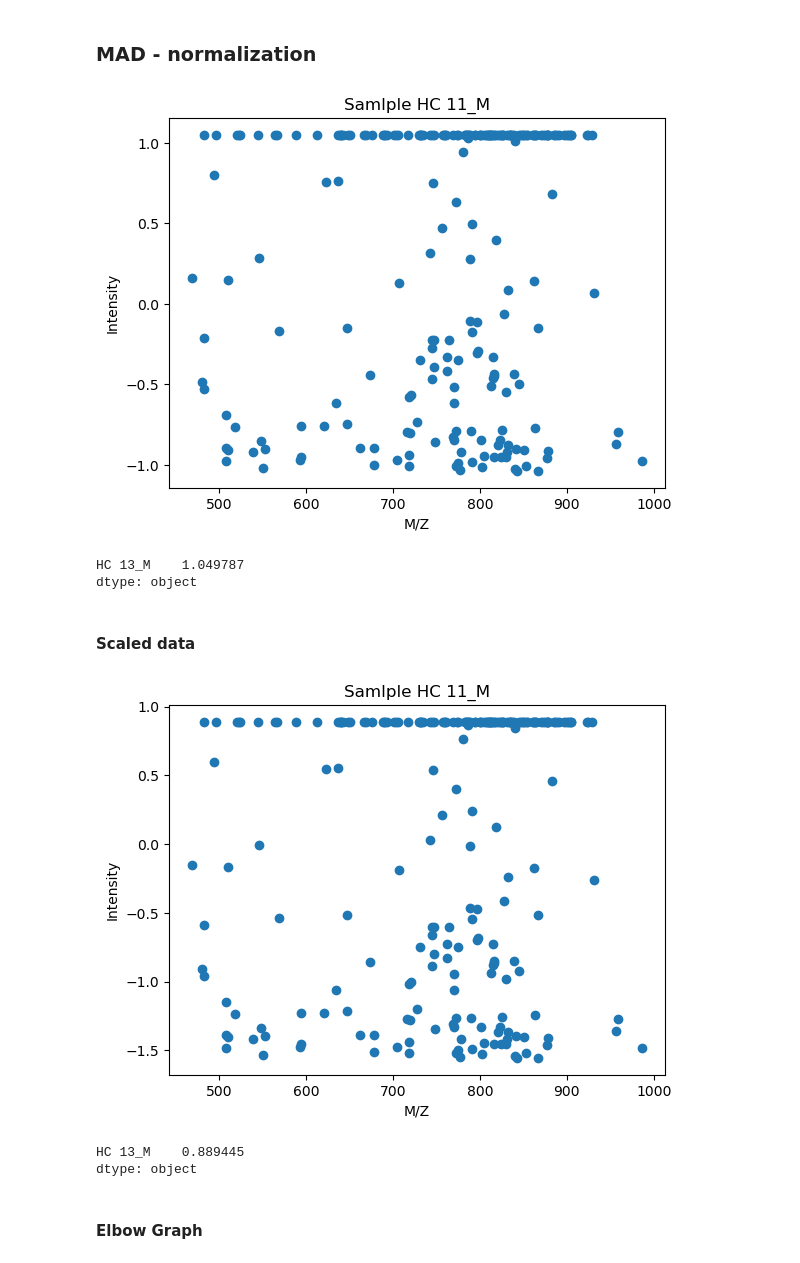
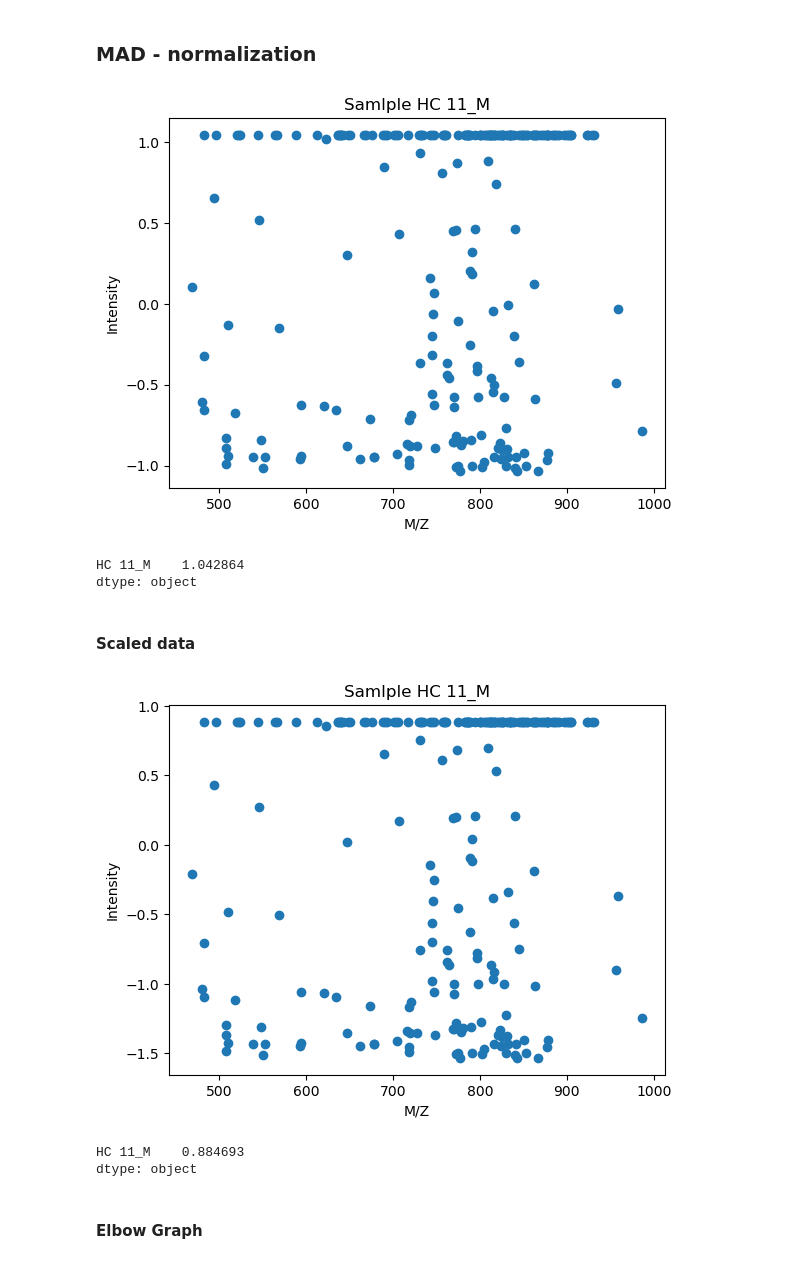
Before and after one commit to Bvs00/AI4ODA_projectwork, a Jupyter notebook: notebook_lipidoma.ipynb, the cells around one changed output. Drawn from its saved outputs; the diff is of its cells as text; code cells hidden in the pictures.

```diff
--- a/notebook_lipidoma.ipynb
+++ b/notebook_lipidoma.ipynb
@@ -305,36 +305,36 @@ df_x_lipidoma_mad_median_temp_median = df_x_lipidoma_mad_median_temp.median(axis
 df_x_lipidoma_MAD = (df_x_lipidoma.sub(df_x_lipidoma_mad_median_temp,axis=0)).div(df_x_lipidoma_mad_median_temp_median,axis=0)
 df_x_lipidoma_MAD
 
-plt.scatter(mz_lipidoma, df_x_lipidoma_MAD.iloc[91:92])
+plt.scatter(mz_lipidoma, df_x_lipidoma_MAD.iloc[89:90])
 plt.xlabel("M/Z")
 plt.ylabel("Intensity")
 plt.title("Samlple HC 11_M")
 plt.show()
 # axis=1 sono le righe; axis=0 sono le colonne
-df_x_lipidoma_MAD[91:92].max(axis=1)
+df_x_lipidoma_MAD[89:90].max(axis=1)
 # %% [output]
-[figure, old version]
+[figure, new version]
-HC 13_M    1.049787
+HC 11_M    1.042864
 dtype: object
 # %% [markdown]
 #### Scaled data
 # %%
 # # ogni campione - media
 mean_x_mad = df_x_lipidoma_MAD.mean(axis=1)
 std_x_mad = df_x_lipidoma_MAD.std(axis=1)
 
 df_x_lipidoma_MAD_scaled = (df_x_lipidoma_MAD.sub(mean_x_mad,axis=0)).div(std_x_mad,axis=0)
 
-plt.scatter(mz_lipidoma, df_x_lipidoma_MAD_scaled.iloc[91:92])
+plt.scatter(mz_lipidoma, df_x_lipidoma_MAD_scaled.iloc[89:90])
 plt.xlabel("M/Z")
 plt.ylabel("Intensity")
 plt.title("Samlple HC 11_M")
 plt.show()
 
-df_x_lipidoma_MAD_scaled[91:92].max(axis=1)
+df_x_lipidoma_MAD_scaled[89:90].max(axis=1)
 # %% [output]
-[figure, old version]
+[figure, new version]
-HC 13_M    0.889445
+HC 11_M    0.884693
 dtype: object
 # %% [markdown]
 #### Elbow Graph
```
Also changed, not shown: parts of 8 cells of this notebook.
